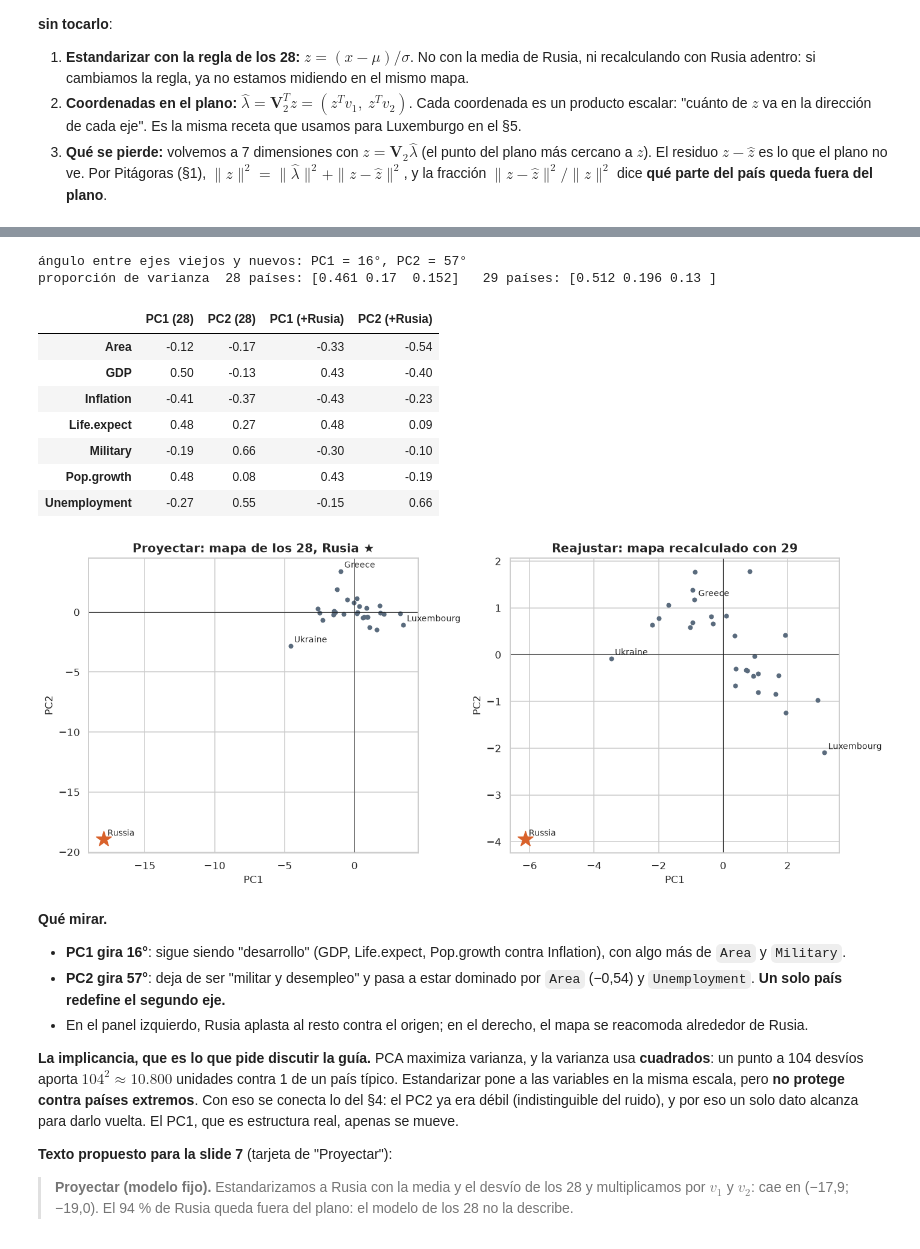
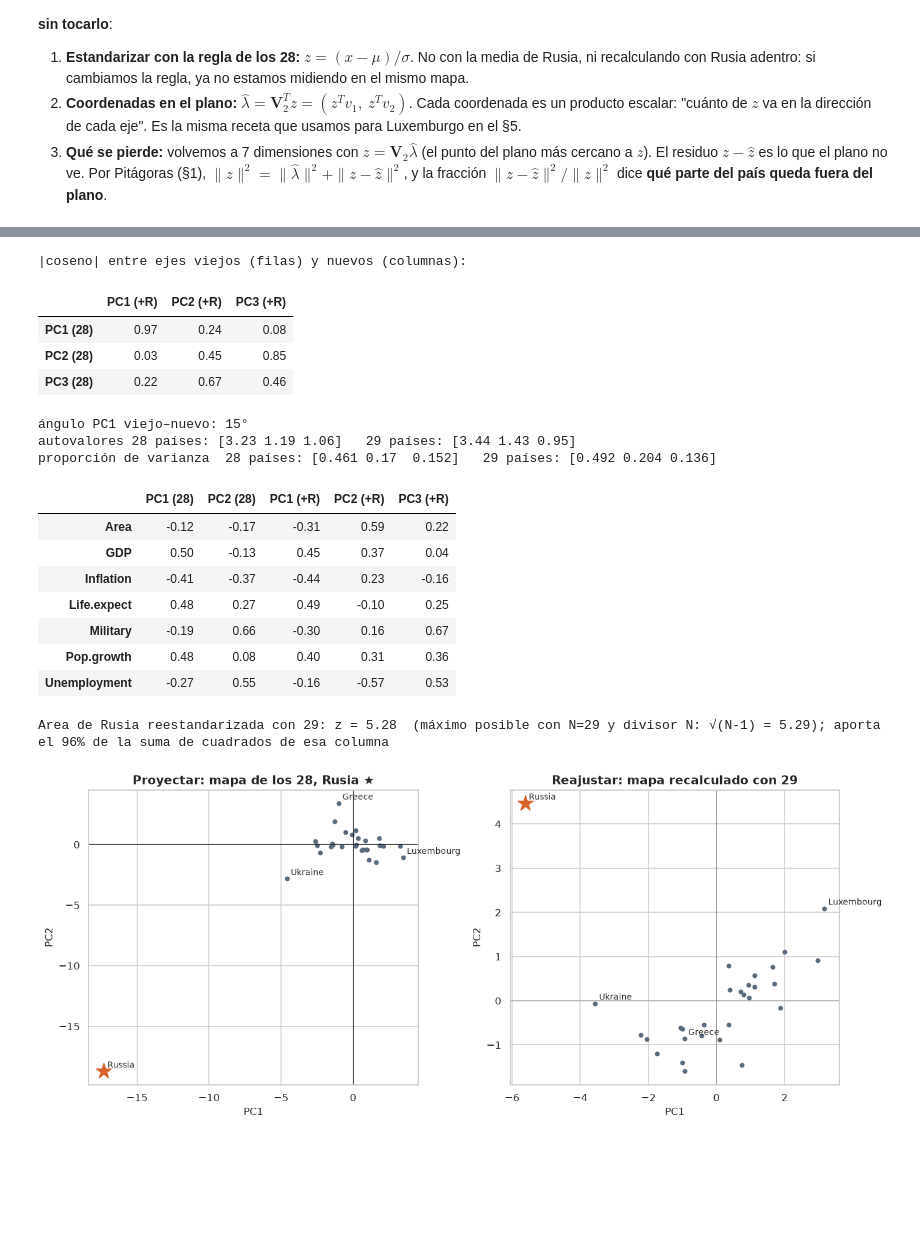
Before and after one commit to Gerardo1909/aprendizaje-automatico-2c2026, a Jupyter notebook: exams/presentacion_pca/presentacion_pca.ipynb, the cells around one changed output, grey strips where cells are left out. Cells and saved outputs as stored; diff of their text form; code cells hidden in the pictures; blank space fills up the shorter version.

```diff
--- a/exams/presentacion_pca/presentacion_pca.ipynb
+++ b/exams/presentacion_pca/presentacion_pca.ipynb
@@ -520,6 +530,6 @@ La guía dice "incorporar al conjunto de datos información sobre otro país". H
 # %%
-rusia = pd.Series({"Area": 17_098_242, "GDP": 16_700, "Inflation": 8.9, "Life.expect": 66.29,
-                   "Military": 3.9, "Pop.growth": -0.47, "Unemployment": 6.6})   # ⚠️ aproximado, verificar
+rusia = pd.Series({"Area": 17_098_242, "GDP": 16_700, "Inflation": 8.4, "Life.expect": 66.46,
+                   "Military": 3.9, "Pop.growth": -0.01, "Unemployment": 6.6})   # Factbook nov. 2012 – ene. 2013
 x_rus = rusia[paises.columns].to_numpy(float)
 # %% [markdown]
 #### Proyectar, paso a paso
@@ -575,47 +585,51 @@ Ahora agregamos la fila y corremos `pca_svd` de nuevo. Cambian $\mu$ y $\sigma$
 # %%
 X29 = np.vstack([X_raw, x_rus])
 V29, S29, var29 = pca_svd(X29)
 prop29 = var29 / var29.sum()
 
-angulos = np.degrees(np.arccos(np.clip(np.abs((V_own[:, :2] * V29[:, :2]).sum(0)), 0, 1)))
-print("ángulo entre ejes viejos y nuevos: PC1 = %.0f°, PC2 = %.0f°" % tuple(angulos))
+cosenos = pd.DataFrame(np.abs(V_own[:, :3].T @ V29[:, :3]),
+                       index=["PC1 (28)", "PC2 (28)", "PC3 (28)"], columns=["PC1 (+R)", "PC2 (+R)", "PC3 (+R)"])
+print("|coseno| entre ejes viejos (filas) y nuevos (columnas):")
+display(cosenos.round(2))
+print("ángulo PC1 viejo–nuevo: %.0f°" % np.degrees(np.arccos(cosenos.iloc[0, 0])))
+print("autovalores 28 países:", var_own[:3].round(2), "  29 países:", var29[:3].round(2))
 print("proporción de varianza  28 países:", prop[:3].round(3), "  29 países:", prop29[:3].round(3))
-display(pd.DataFrame(np.c_[V_own[:, :2], V29[:, :2]], index=paises.columns,
-                     columns=["PC1 (28)", "PC2 (28)", "PC1 (+Rusia)", "PC2 (+Rusia)"]).round(2))
+display(pd.DataFrame(np.c_[V_own[:, :2], V29[:, :3]], index=paises.columns,
+                     columns=["PC1 (28)", "PC2 (28)", "PC1 (+R)", "PC2 (+R)", "PC3 (+R)"]).round(2))
+
+Z29 = (X29 - X29.mean(0)) / X29.std(0)
+print(f"Area de Rusia reestandarizada con 29: z = {Z29[-1, 0]:.2f}  "
+      f"(máximo posible con N=29 y divisor N: √(N-1) = {np.sqrt(28):.2f}); "
+      f"aporta el {Z29[-1, 0] ** 2 / (Z29[:, 0] ** 2).sum():.0%} de la suma de cuadrados de esa columna")
 
 fig, axs = plt.subplots(1, 2, figsize=(13, 5.5))
 idx29 = list(paises.index) + ["Russia"]
 for ax, Sx, nombres, t in [(axs[0], np.vstack([S_own[:, :2], lam_rus]), idx29, "Proyectar: mapa de los 28, Rusia ★"),
                             (axs[1], S29[:, :2], idx29, "Reajustar: mapa recalculado con 29")]:
     ax.scatter(Sx[:-1, 0], Sx[:-1, 1], s=18, color="#5A6B7D")
     ax.scatter(*Sx[-1], marker="*", s=300, color="#D9622B", zorder=3)
     for n_, (x_, y_) in zip(nombres, Sx):
         if n_ in ("Russia", "Ukraine", "Luxembourg", "Greece"):
             ax.annotate(n_, (x_, y_), fontsize=9, xytext=(4, 4), textcoords="offset points")
     ax.axhline(0, color="k", lw=0.5); ax.axvline(0, color="k", lw=0.5)
     ax.set(title=t, xlabel="PC1", ylabel="PC2")
 plt.tight_layout(); plt.show()
 # %% [output]
-ángulo entre ejes viejos y nuevos: PC1 = 16°, PC2 = 57°
-proporción de varianza  28 países: [0.461 0.17  0.152]   29 países: [0.512 0.196 0.13 ]
+|coseno| entre ejes viejos (filas) y nuevos (columnas):
-|  | PC1 (28) | PC2 (28) | PC1 (+Rusia) | PC2 (+Rusia) |
-| Area | -0.12 | -0.17 | -0.33 | -0.54 |
-| GDP | 0.50 | -0.13 | 0.43 | -0.40 |
-| Inflation | -0.41 | -0.37 | -0.43 | -0.23 |
-| Life.expect | 0.48 | 0.27 | 0.48 | 0.09 |
-| Military | -0.19 | 0.66 | -0.30 | -0.10 |
-| Pop.growth | 0.48 | 0.08 | 0.43 | -0.19 |
-| Unemployment | -0.27 | 0.55 | -0.15 | 0.66 |
+|  | PC1 (+R) | PC2 (+R) | PC3 (+R) |
+| PC1 (28) | 0.97 | 0.24 | 0.08 |
+| PC2 (28) | 0.03 | 0.45 | 0.85 |
+| PC3 (28) | 0.22 | 0.67 | 0.46 |
+ángulo PC1 viejo–nuevo: 15°
+autovalores 28 países: [3.23 1.19 1.06]   29 países: [3.44 1.43 0.95]
+proporción de varianza  28 países: [0.461 0.17  0.152]   29 países: [0.492 0.204 0.136]
+|  | PC1 (28) | PC2 (28) | PC1 (+R) | PC2 (+R) | PC3 (+R) |
+| Area | -0.12 | -0.17 | -0.31 | 0.59 | 0.22 |
+| GDP | 0.50 | -0.13 | 0.45 | 0.37 | 0.04 |
+| Inflation | -0.41 | -0.37 | -0.44 | 0.23 | -0.16 |
+| Life.expect | 0.48 | 0.27 | 0.49 | -0.10 | 0.25 |
+| Military | -0.19 | 0.66 | -0.30 | 0.16 | 0.67 |
+| Pop.growth | 0.48 | 0.08 | 0.40 | 0.31 | 0.36 |
+| Unemployment | -0.27 | 0.55 | -0.16 | -0.57 | 0.53 |
+Area de Rusia reestandarizada con 29: z = 5.28  (máximo posible con N=29 y divisor N: √(N-1) = 5.29); aporta el 96% de la suma de cuadrados de esa columna
-[figure, old version]
+[figure, new version]
-# %% [markdown]
-**Qué mirar.**
-
-- **PC1 gira 16°**: sigue siendo "desarrollo" (GDP, Life.expect, Pop.growth contra Inflation), con algo más de `Area` y `Military`.
-- **PC2 gira 57°**: deja de ser "militar y desempleo" y pasa a estar dominado por `Area` (−0,54) y `Unemployment`. **Un solo país redefine el segundo eje.**
-- En el panel izquierdo, Rusia aplasta al resto contra el origen; en el derecho, el mapa se reacomoda alrededor de Rusia.
-
-**La implicancia, que es lo que pide discutir la guía.** PCA maximiza varianza, y la varianza usa **cuadrados**: un punto a 104 desvíos aporta $104^2\approx10.800$ unidades contra 1 de un país típico. Estandarizar pone a las variables en la misma escala, pero **no protege contra países extremos**. Con eso se conecta lo del §4: el PC2 ya era débil (indistinguible del ruido), y por eso un solo dato alcanza para darlo vuelta. El PC1, que es estructura real, apenas se mueve.
-
-**Texto propuesto para la slide 7** (tarjeta de "Proyectar"):
-
-> **Proyectar (modelo fijo).** Estandarizamos a Rusia con la media y el desvío de los 28 y multiplicamos por $v_1$ y $v_2$: cae en (−17,9; −19,0). El 94 % de Rusia queda fuera del plano: el modelo de los 28 no la describe.
```
Also changed, not shown: parts of 12 cells of this notebook.
